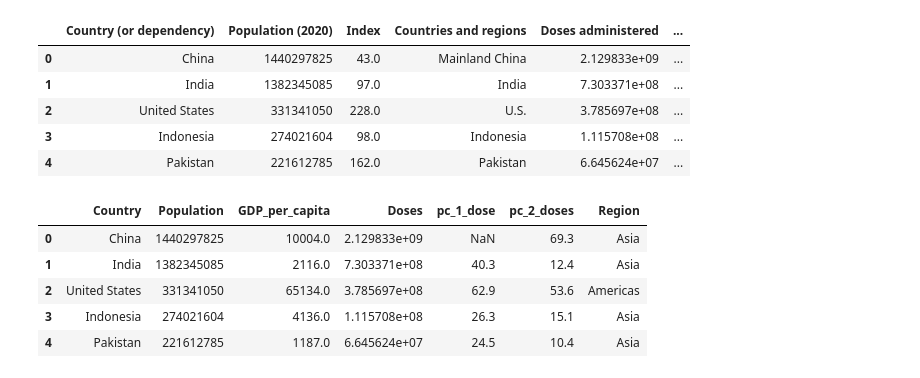
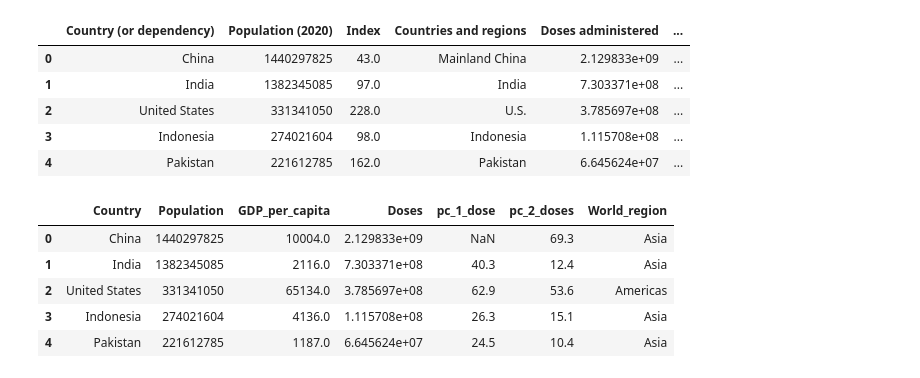
Before and after one commit to TomHOldershaw/Project-2-Group-1, a Jupyter notebook: notebooks/cleaned_dataframe.ipynb, the cells around one changed output. Saved outputs shown, nothing was run; the diff lists cells and outputs as text; code cells hidden in the pictures.

```diff
--- a/notebooks/cleaned_dataframe.ipynb
+++ b/notebooks/cleaned_dataframe.ipynb
@@ -223,15 +223,16 @@ merge_2.head()
 # %%
 final_merge = merge_2[["Country", "Population (2020)", "GDP Estimate in USD per capita as per UN", "Doses administered", "Percentage of population with 1+ dose", "Percentage of population fully vaccinated", "Region"]]
 final_merge = final_merge.rename(columns={
     "Population (2020)":"Population",
     "GDP Estimate in USD per capita as per UN":"GDP_per_capita",
     "Doses administered":"Doses",
     "Percentage of population with 1+ dose":"pc_1_dose",
-    "Percentage of population fully vaccinated":"pc_2_doses"
+    "Percentage of population fully vaccinated":"pc_2_doses",
+    "Region":"World_region"
 })
 final_merge.head()
 # %% [output]
-|  | Country | Population | GDP_per_capita | Doses | pc_1_dose | pc_2_doses | Region |
+|  | Country | Population | GDP_per_capita | Doses | pc_1_dose | pc_2_doses | World_region |
 | 0 | China | 1440297825 | 10004.0 | 2.129833e+09 | NaN | 69.3 | Asia |
 | 1 | India | 1382345085 | 2116.0 | 7.303371e+08 | 40.3 | 12.4 | Asia |
 | 2 | United States | 331341050 | 65134.0 | 3.785697e+08 | 62.9 | 53.6 | Americas |
```
Also changed, not shown: 1 other file.
